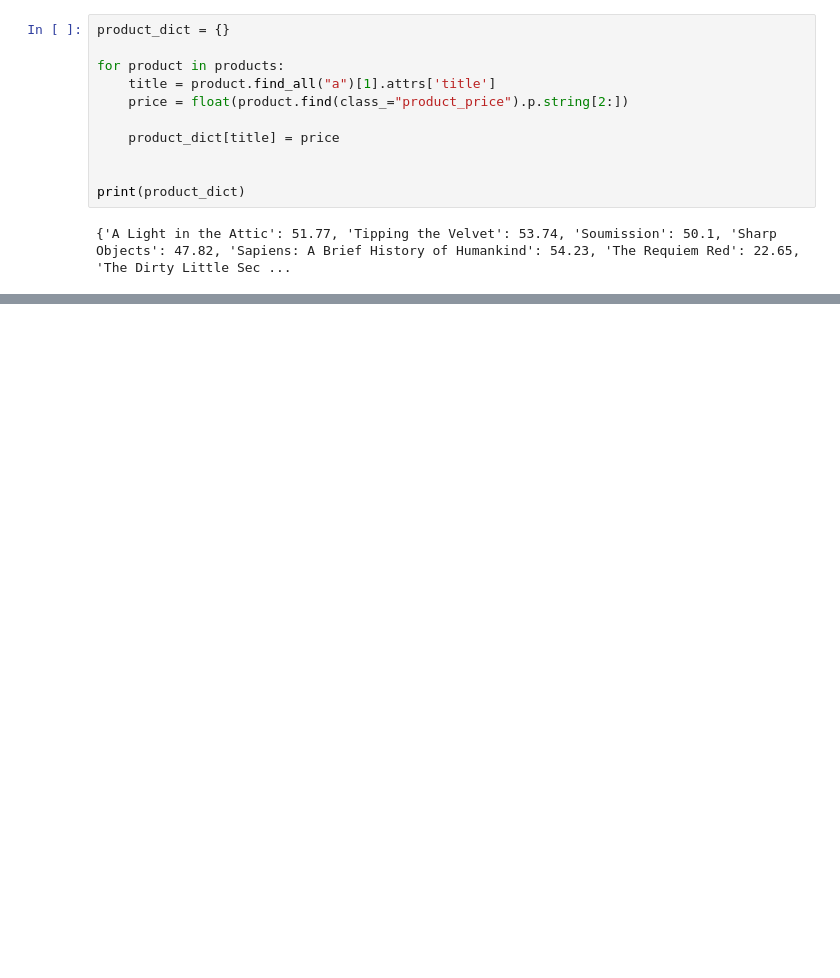
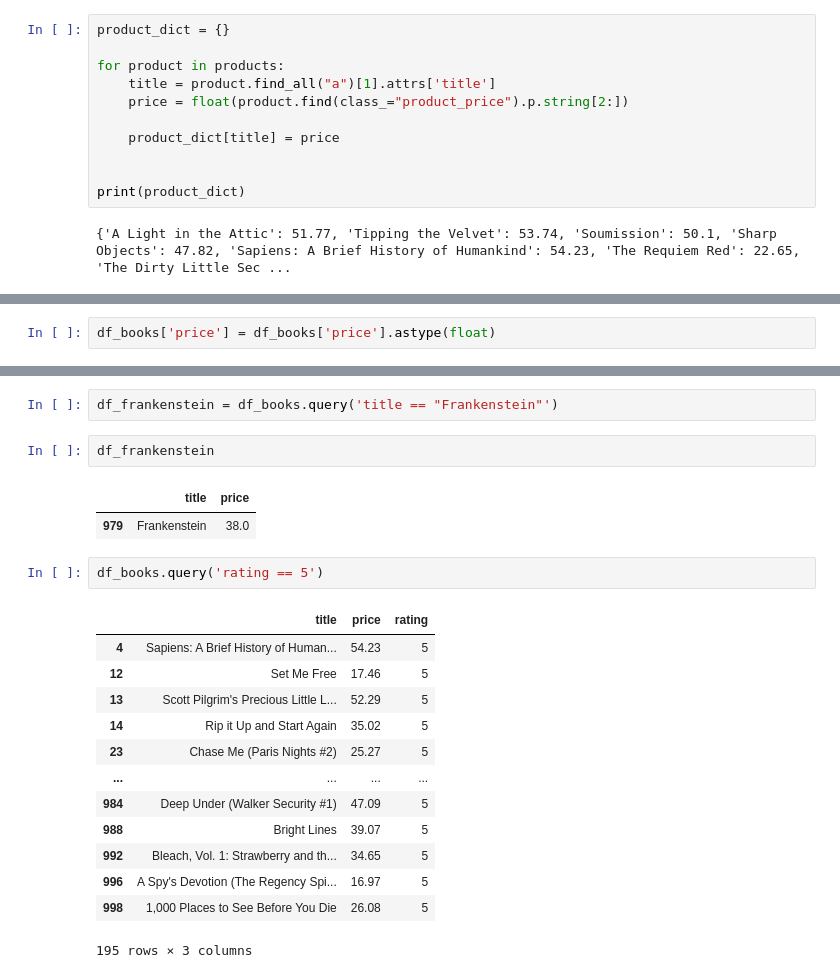
Before and after one commit to limcatcat/practice, a Jupyter notebook: practice_webscraper.ipynb, the cells around one changed output, grey strips where cells are left out. Cells and saved outputs as stored; diff of their text form; blank space fills up the shorter version.

```diff
--- a/practice_webscraper.ipynb
+++ b/practice_webscraper.ipynb
@@ -378,0 +463,2 @@ print(product_dict)
+# %%
+df_books['price'] = df_books['price'].astype(float)
@@ -378,0 +518,23 @@ print(product_dict)
+# %%
+df_frankenstein = df_books.query('title == "Frankenstein"')
+# %%
+df_frankenstein
+# %% [output]
+|  | title | price |
+| 979 | Frankenstein | 38.0 |
+# %%
+df_books.query('rating == 5')
+# %% [output]
+|  | title | price | rating |
+| 4 | Sapiens: A Brief History of Human... | 54.23 | 5 |
+| 12 | Set Me Free | 17.46 | 5 |
+| 13 | Scott Pilgrim's Precious Little L... | 52.29 | 5 |
+| 14 | Rip it Up and Start Again | 35.02 | 5 |
+| 23 | Chase Me (Paris Nights #2) | 25.27 | 5 |
+| ... | ... | ... | ... |
+| 984 | Deep Under (Walker Security #1) | 47.09 | 5 |
+| 988 | Bright Lines | 39.07 | 5 |
+| 992 | Bleach, Vol. 1: Strawberry and th... | 34.65 | 5 |
+| 996 | A Spy's Devotion (The Regency Spi... | 16.97 | 5 |
+| 998 | 1,000 Places to See Before You Die | 26.08 | 5 |
+195 rows × 3 columns
```
Also changed, not shown: parts of 19 cells of this notebook.
